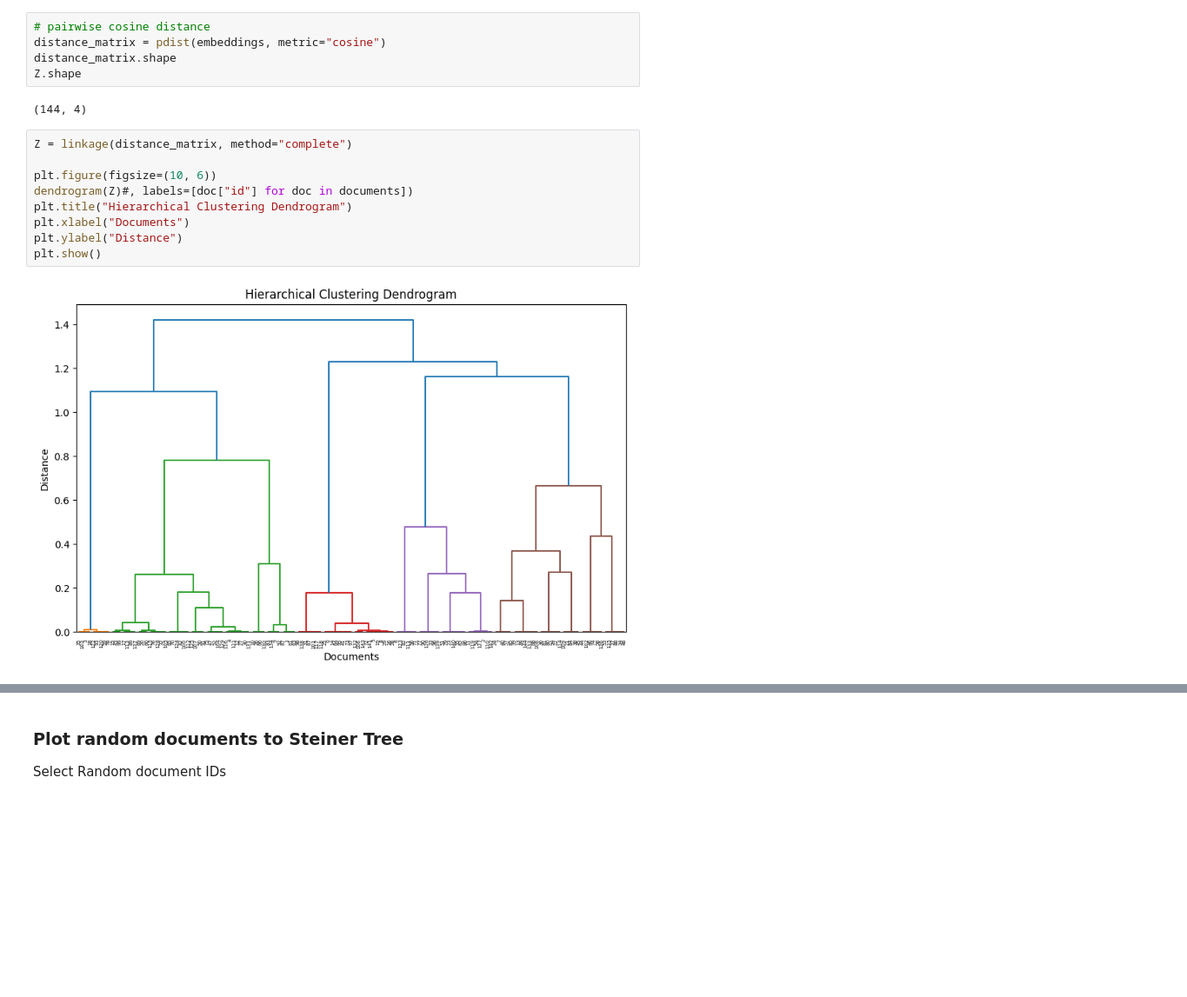
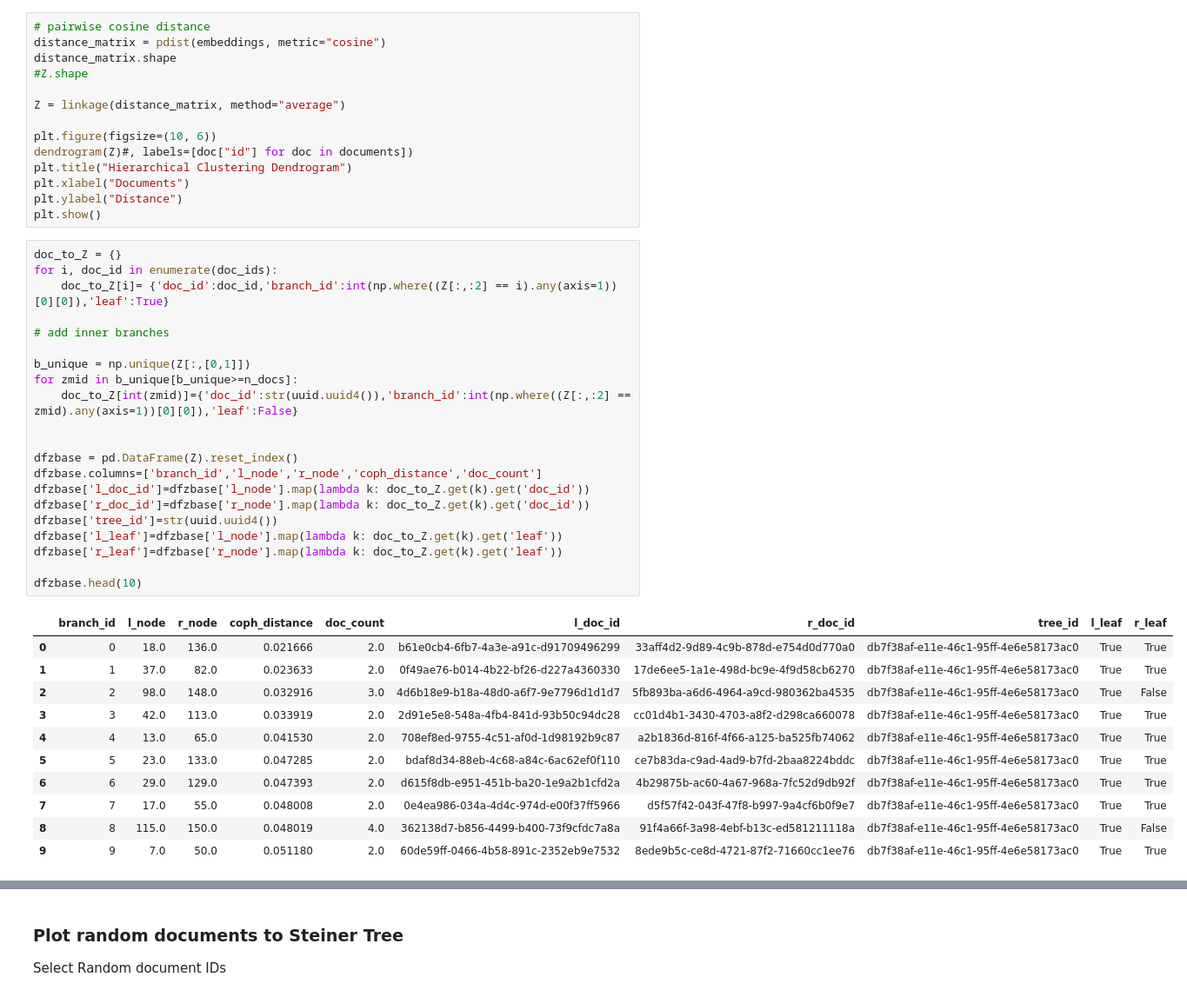
Before and after one commit to doc1000/text_analyzer, a Jupyter notebook: notebooks/cluster_tree.ipynb, the cells around one changed output, grey strips where cells are left out. Shown at 87% size. Cells and saved outputs as stored; diff of their text form; blank space fills up the shorter version.

```diff
--- a/notebooks/cluster_tree.ipynb
+++ b/notebooks/cluster_tree.ipynb
@@ -77,18 +104,47 @@ embeddings.shape
-# %%
-# pairwise cosine distance
-distance_matrix = pdist(embeddings, metric="cosine")
-distance_matrix.shape
-Z.shape
-# %% [output]
-(144, 4)
-# %%
-Z = linkage(distance_matrix, method="complete")
-
-plt.figure(figsize=(10, 6))
-dendrogram(Z)#, labels=[doc["id"] for doc in documents])
-plt.title("Hierarchical Clustering Dendrogram")
-plt.xlabel("Documents")
-plt.ylabel("Distance")
-plt.show()
-# %% [output]
-[figure, removed]
+# %%
+# pairwise cosine distance
+distance_matrix = pdist(embeddings, metric="cosine")
+distance_matrix.shape
+#Z.shape
+
+Z = linkage(distance_matrix, method="average")
+
+plt.figure(figsize=(10, 6))
+dendrogram(Z)#, labels=[doc["id"] for doc in documents])
+plt.title("Hierarchical Clustering Dendrogram")
+plt.xlabel("Documents")
+plt.ylabel("Distance")
+plt.show()
+# %%
+doc_to_Z = {}
+for i, doc_id in enumerate(doc_ids):
+    doc_to_Z[i]= {'doc_id':doc_id,'branch_id':int(np.where((Z[:,:2] == i).any(axis=1))[0][0]),'leaf':True}
+
+# add inner branches
+
+b_unique = np.unique(Z[:,[0,1]])
+for zmid in b_unique[b_unique>=n_docs]:
+    doc_to_Z[int(zmid)]={'doc_id':str(uuid.uuid4()),'branch_id':int(np.where((Z[:,:2] == zmid).any(axis=1))[0][0]),'leaf':False}
+
+
+dfzbase = pd.DataFrame(Z).reset_index()
+dfzbase.columns=['branch_id','l_node','r_node','coph_distance','doc_count']
+dfzbase['l_doc_id']=dfzbase['l_node'].map(lambda k: doc_to_Z.get(k).get('doc_id'))
+dfzbase['r_doc_id']=dfzbase['r_node'].map(lambda k: doc_to_Z.get(k).get('doc_id'))
+dfzbase['tree_id']=str(uuid.uuid4())
+dfzbase['l_leaf']=dfzbase['l_node'].map(lambda k: doc_to_Z.get(k).get('leaf'))
+dfzbase['r_leaf']=dfzbase['r_node'].map(lambda k: doc_to_Z.get(k).get('leaf'))
+
+dfzbase.head(10)
+# %% [output]
+|  | branch_id | l_node | r_node | coph_distance | doc_count | l_doc_id | r_doc_id | tree_id | l_leaf | r_leaf |
+| 0 | 0 | 18.0 | 136.0 | 0.021666 | 2.0 | b61e0cb4-6fb7-4a3e-a91c-d91709496299 | 33aff4d2-9d89-4c9b-878d-e754d0d770a0 | db7f38af-e11e-46c1-95ff-4e6e58173ac0 | True | True |
+| 1 | 1 | 37.0 | 82.0 | 0.023633 | 2.0 | 0f49ae76-b014-4b22-bf26-d227a4360330 | 17de6ee5-1a1e-498d-bc9e-4f9d58cb6270 | db7f38af-e11e-46c1-95ff-4e6e58173ac0 | True | True |
+| 2 | 2 | 98.0 | 148.0 | 0.032916 | 3.0 | 4d6b18e9-b18a-48d0-a6f7-9e7796d1d1d7 | 5fb893ba-a6d6-4964-a9cd-980362ba4535 | db7f38af-e11e-46c1-95ff-4e6e58173ac0 | True | False |
+| 3 | 3 | 42.0 | 113.0 | 0.033919 | 2.0 | 2d91e5e8-548a-4fb4-841d-93b50c94dc28 | cc01d4b1-3430-4703-a8f2-d298ca660078 | db7f38af-e11e-46c1-95ff-4e6e58173ac0 | True | True |
+| 4 | 4 | 13.0 | 65.0 | 0.041530 | 2.0 | 708ef8ed-9755-4c51-af0d-1d98192b9c87 | a2b1836d-816f-4f66-a125-ba525fb74062 | db7f38af-e11e-46c1-95ff-4e6e58173ac0 | True | True |
+| 5 | 5 | 23.0 | 133.0 | 0.047285 | 2.0 | bdaf8d34-88eb-4c68-a84c-6ac62ef0f110 | ce7b83da-c9ad-4ad9-b7fd-2baa8224bddc | db7f38af-e11e-46c1-95ff-4e6e58173ac0 | True | True |
+| 6 | 6 | 29.0 | 129.0 | 0.047393 | 2.0 | d615f8db-e951-451b-ba20-1e9a2b1cfd2a | 4b29875b-ac60-4a67-968a-7fc52d9db92f | db7f38af-e11e-46c1-95ff-4e6e58173ac0 | True | True |
+| 7 | 7 | 17.0 | 55.0 | 0.048008 | 2.0 | 0e4ea986-034a-4d4c-974d-e00f37ff5966 | d5f57f42-043f-47f8-b997-9a4cf6b0f9e7 | db7f38af-e11e-46c1-95ff-4e6e58173ac0 | True | True |
+| 8 | 8 | 115.0 | 150.0 | 0.048019 | 4.0 | 362138d7-b856-4499-b400-73f9cfdc7a8a | 91f4a66f-3a98-4ebf-b13c-ed581211118a | db7f38af-e11e-46c1-95ff-4e6e58173ac0 | True | False |
+| 9 | 9 | 7.0 | 50.0 | 0.051180 | 2.0 | 60de59ff-0466-4b58-891c-2352eb9e7532 | 8ede9b5c-ce8d-4721-87f2-71660cc1ee76 | db7f38af-e11e-46c1-95ff-4e6e58173ac0 | True | True |
```
Also changed, not shown: parts of 29 cells of this notebook, 1 other file.
